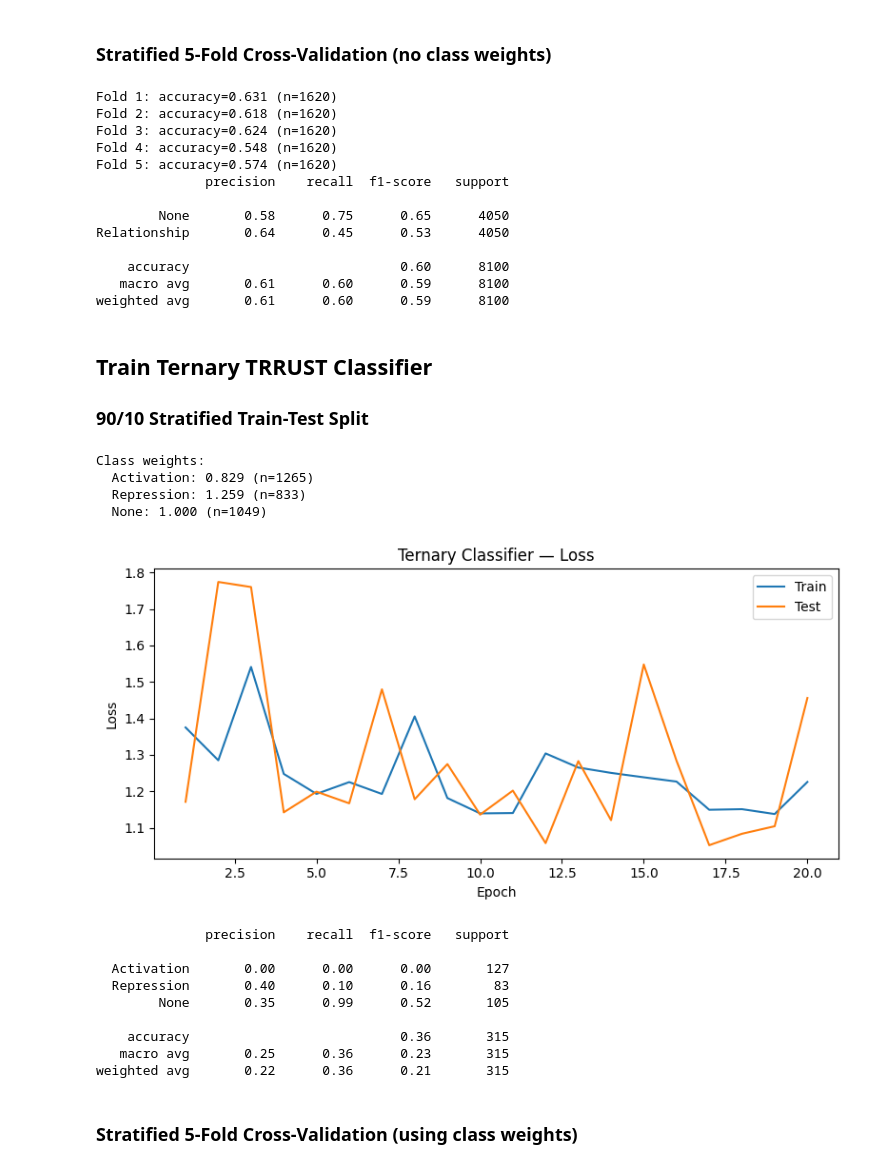
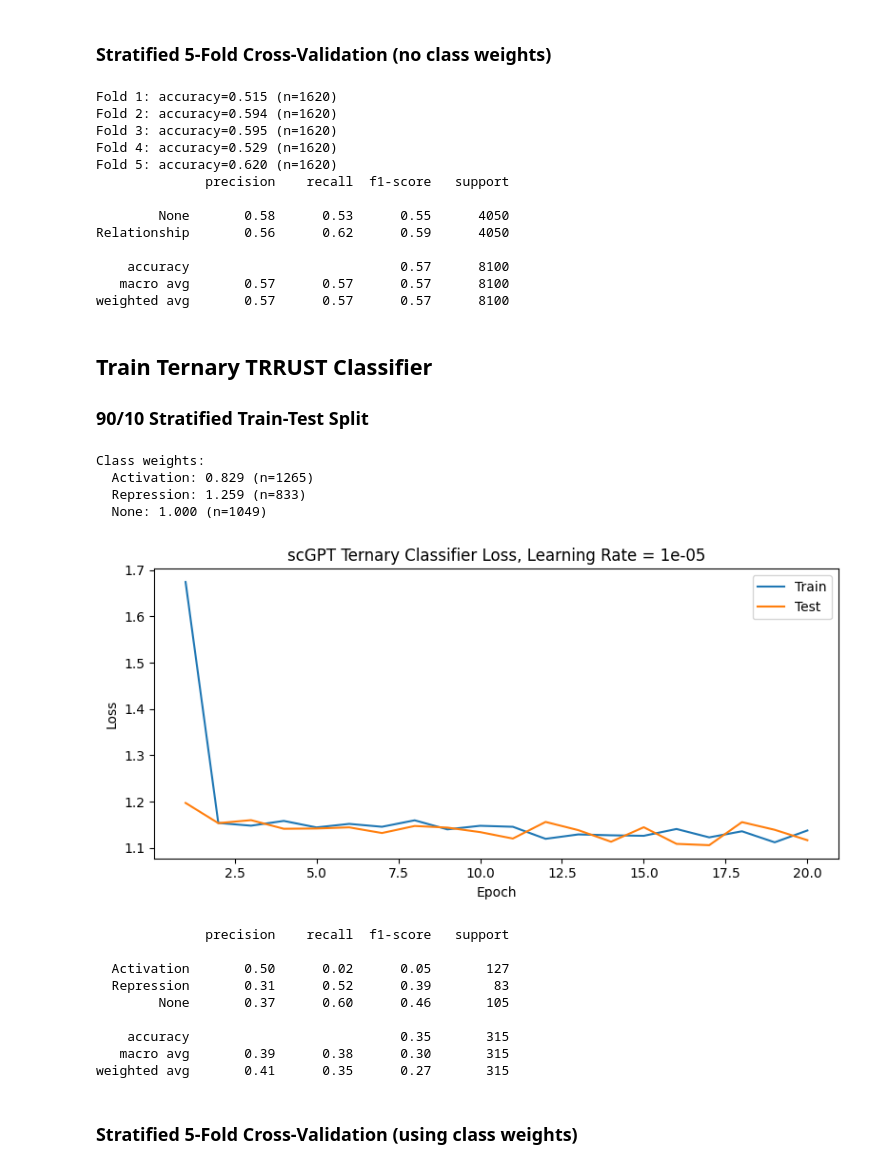
Before and after one commit to chasty2/scFM_benchmarking, a Jupyter notebook: notebooks/scgpt_training.ipynb, the cells around one changed output. Drawn from its saved outputs; the diff is of its cells as text; code cells hidden in the pictures.

```diff
--- a/notebooks/scgpt_training.ipynb
+++ b/notebooks/scgpt_training.ipynb
@@ -36,7 +36,8 @@ TRRUST_PATH = Path("../data/trrust_rawdata.human.tsv")
 DEVICE = torch.device("cuda" if torch.cuda.is_available() else "cpu")
 
 BATCH_SIZE = 64
-LR = 1e-4
+BINARY_LR = 1e-5
+TERNARY_LR = 1e-5
 BINARY_EPOCHS = 20
 TERNARY_EPOCHS = 20
 
@@ -110,7 +111,7 @@ train_loader = DataLoader(train_ds, batch_size=BATCH_SIZE, shuffle=True)
 test_loader = DataLoader(test_ds, batch_size=BATCH_SIZE)
 
 classifier = TRRClassifierModel(embsize=embsize, n_classes=n_classes).to(DEVICE)
-optimizer = torch.optim.Adam(classifier.parameters(), lr=LR)
+optimizer = torch.optim.Adam(classifier.parameters(), lr=BINARY_LR)
 criterion = torch.nn.CrossEntropyLoss()
 
 train_losses, test_losses = [], []
@@ -142,7 +143,7 @@ plt.plot(epochs, train_losses, label="Train")
 plt.plot(epochs, test_losses, label="Test")
 plt.xlabel("Epoch")
 plt.ylabel("Loss")
-plt.title("Binary Classifier — Loss")
+plt.title(f"scGPT Binary Classifier Loss, Learning Rate = {BINARY_LR}")
 plt.legend()
 plt.tight_layout()
 plt.show()
@@ -181,7 +182,7 @@ for fold, (train_idx, test_idx) in enumerate(skf.split(tf_tensor, label_tensor))
     test_loader = DataLoader(test_ds, batch_size=BATCH_SIZE)
 
     classifier = TRRClassifierModel(embsize=embsize, n_classes=n_classes).to(DEVICE)
-    optimizer = torch.optim.Adam(classifier.parameters(), lr=LR)
+    optimizer = torch.optim.Adam(classifier.parameters(), lr=BINARY_LR)
     criterion = torch.nn.CrossEntropyLoss()
 
     for epoch in range(BINARY_EPOCHS):
@@ -209,19 +210,19 @@ for fold, (train_idx, test_idx) in enumerate(skf.split(tf_tensor, label_tensor))
 target_names = [BINARY_LABEL_NAMES[i] for i in range(n_classes)]
 print(classification_report(binary_data.labels, all_preds, target_names=target_names))
 # %% [output]
-Fold 1: accuracy=0.631 (n=1620)
-Fold 2: accuracy=0.618 (n=1620)
-Fold 3: accuracy=0.624 (n=1620)
-Fold 4: accuracy=0.548 (n=1620)
-Fold 5: accuracy=0.574 (n=1620)
+Fold 1: accuracy=0.515 (n=1620)
+Fold 2: accuracy=0.594 (n=1620)
+Fold 3: accuracy=0.595 (n=1620)
+Fold 4: accuracy=0.529 (n=1620)
+Fold 5: accuracy=0.620 (n=1620)
               precision    recall  f1-score   support
 
-        None       0.58      0.75      0.65      4050
-Relationship       0.64      0.45      0.53      4050
+        None       0.58      0.53      0.55      4050
+Relationship       0.56      0.62      0.59      4050
 
-    accuracy                           0.60      8100
-   macro avg       0.61      0.60      0.59      8100
-weighted avg       0.61      0.60      0.59      8100
+    accuracy                           0.57      8100
+   macro avg       0.57      0.57      0.57      8100
+weighted avg       0.57      0.57      0.57      8100
 # %% [markdown]
 ## Train Ternary TRRUST Classifier
 
@@ -249,7 +250,7 @@ train_loader = DataLoader(train_ds, batch_size=BATCH_SIZE, shuffle=True)
 test_loader = DataLoader(test_ds, batch_size=BATCH_SIZE)
 
 classifier = TRRClassifierModel(embsize=embsize, n_classes=n_classes).to(DEVICE)
-optimizer = torch.optim.Adam(classifier.parameters(), lr=LR)
+optimizer = torch.optim.Adam(classifier.parameters(), lr=TERNARY_LR)
 criterion = torch.nn.CrossEntropyLoss(weight=class_weights)
 
 train_losses, test_losses = [], []
@@ -273,44 +274,44 @@ for epoch in range(TERNARY_EPOCHS):
             tf_b, tgt_b, lbl_b = tf_b.to(DEVICE), tgt_b.to(DEVICE), lbl_b.to(DEVICE)
             logits = classifier(tf_b, tgt_b)
             test_loss += criterion(logits, lbl_b).item() * len(lbl_b)
     test_losses.append(test_loss / len(test_idx))
 
 epochs = range(1, TERNARY_EPOCHS + 1)
 plt.figure(figsize=(8, 4))
 plt.plot(epochs, train_losses, label="Train")
 plt.plot(epochs, test_losses, label="Test")
 plt.xlabel("Epoch")
 plt.ylabel("Loss")
-plt.title("Ternary Classifier — Loss")
+plt.title(f"scGPT Ternary Classifier Loss, Learning Rate = {TERNARY_LR}")
 plt.legend()
 plt.tight_layout()
 plt.show()
 
 classifier.eval()
 all_preds = []
 with torch.no_grad():
     for tf_b, tgt_b, lbl_b in test_loader:
         logits = classifier(tf_b.to(DEVICE), tgt_b.to(DEVICE))
         all_preds.append(logits.argmax(dim=1).cpu())
 all_preds = torch.cat(all_preds).numpy()
 
 target_names = [TERNARY_LABEL_NAMES[i] for i in range(n_classes)]
 print(classification_report(ternary_data.labels[test_idx], all_preds, target_names=target_names))
 # %% [output]
 Class weights:
   Activation: 0.829 (n=1265)
   Repression: 1.259 (n=833)
   None: 1.000 (n=1049)
-[figure, old version]
+[figure, new version]
               precision    recall  f1-score   support
 
-  Activation       0.00      0.00      0.00       127
-  Repression       0.40      0.10      0.16        83
-        None       0.35      0.99      0.52       105
+  Activation       0.50      0.02      0.05       127
+  Repression       0.31      0.52      0.39        83
+        None       0.37      0.60      0.46       105
 
-    accuracy                           0.36       315
-   macro avg       0.25      0.36      0.23       315
-weighted avg       0.22      0.36      0.21       315
+    accuracy                           0.35       315
+   macro avg       0.39      0.38      0.30       315
+weighted avg       0.41      0.35      0.27       315
 # %% [markdown]
 ### Stratified 5-Fold Cross-Validation (using class weights)
 # %%
```
Also changed, not shown: parts of 2 cells of this notebook, 23 other files.
